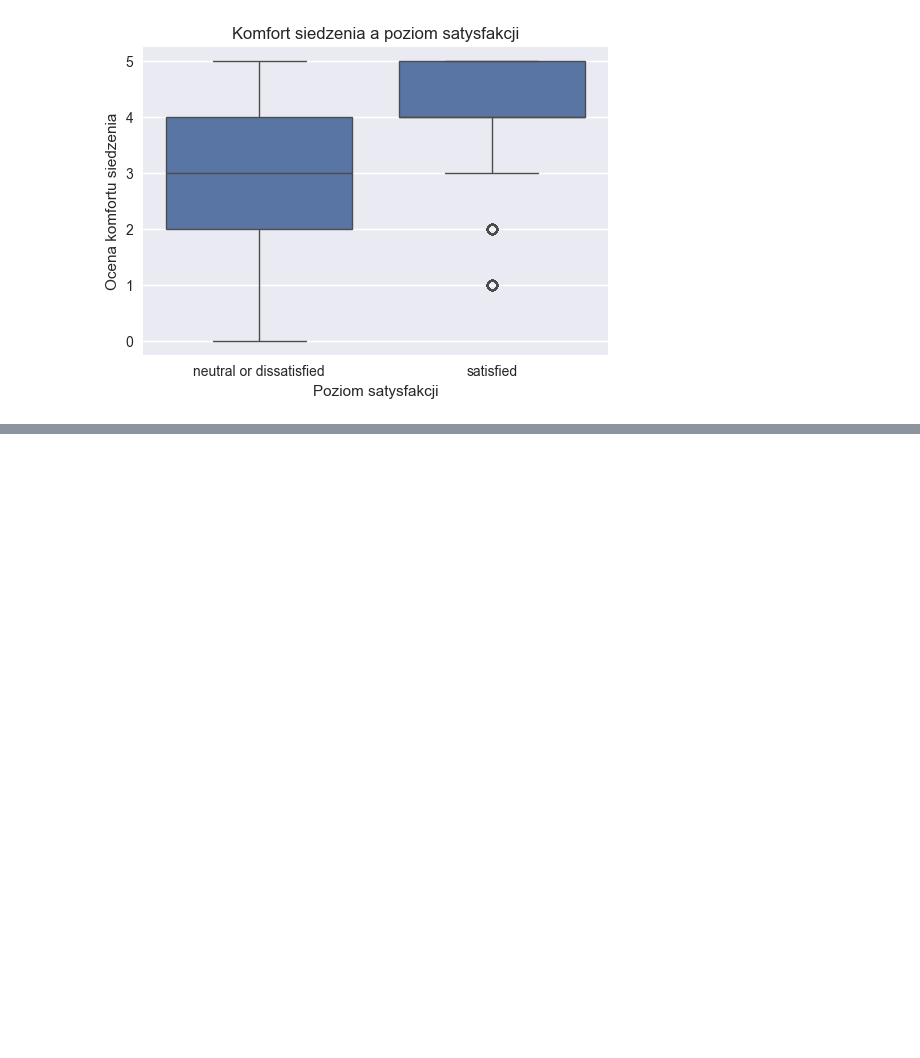
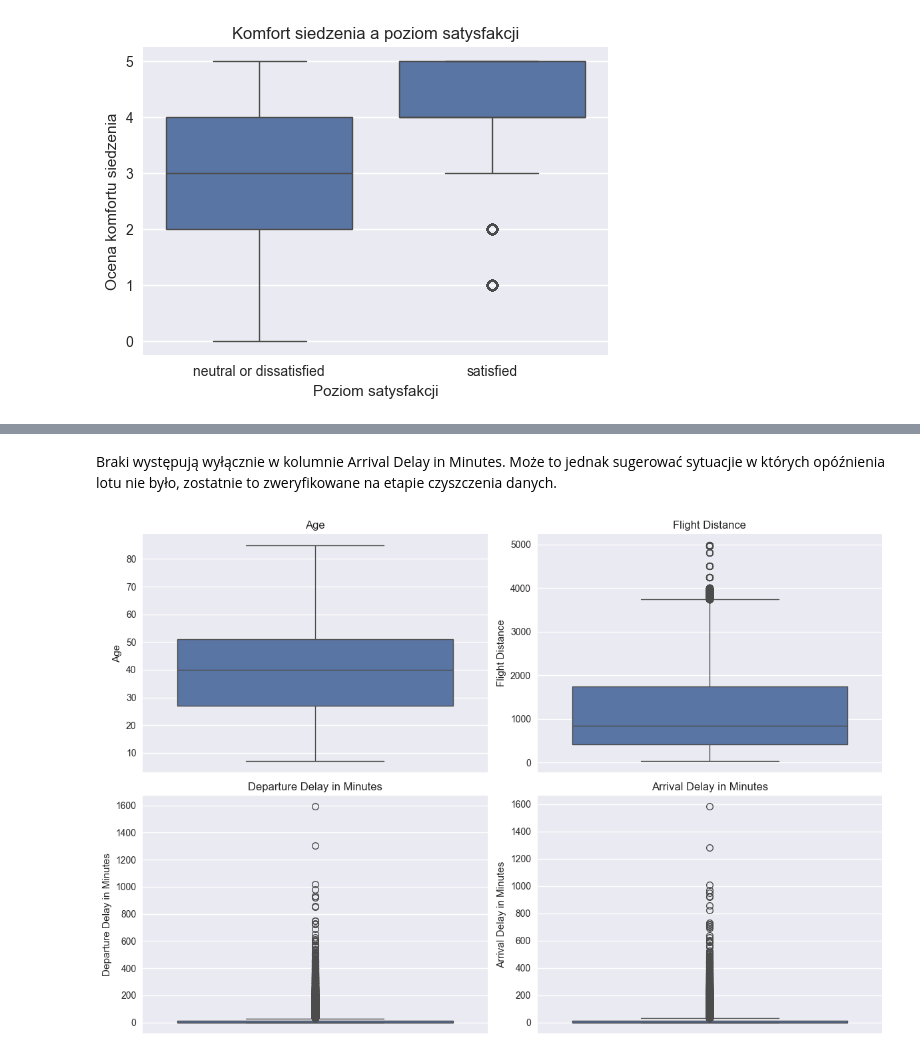
Before and after one commit to wzdrodowska/airline-passenger-satisfaction, a Jupyter notebook: Raport z analizy i modelowania zbioru danych Airline Passenger Satisfaction.ipynb, the cells around one changed output, grey strips where cells are left out. Saved outputs shown, nothing was run; the diff lists cells and outputs as text; code cells hidden in the pictures; blank space fills up the shorter version.

```diff
--- a/Raport z analizy i modelowania zbioru danych Airline Passenger Satisfaction.ipynb
+++ b/Raport z analizy i modelowania zbioru danych Airline Passenger Satisfaction.ipynb
@@ -233,0 +332,20 @@ plt.show()
+# %% [markdown]
+Braki występują wyłącznie w kolumnie Arrival Delay in Minutes. Może to jednak sugerować sytuacjie w których opóźnienia lotu nie było, zostatnie to zweryfikowane na etapie czyszczenia danych.
+# %%
+fig, axes = plt.subplots(2, 2, figsize=(12, 8))
+
+numeric_cols = [
+    "Age",
+    "Flight Distance",
+    "Departure Delay in Minutes",
+    "Arrival Delay in Minutes"
+]
+
+for ax, col in zip(axes.flatten(), numeric_cols):
+    sns.boxplot(y=train_df[col], ax=ax)
+    ax.set_title(col)
+
+plt.tight_layout()
+plt.show()
+# %% [output]
+[figure, added]
```
Also changed, not shown: parts of 37 cells of this notebook.
